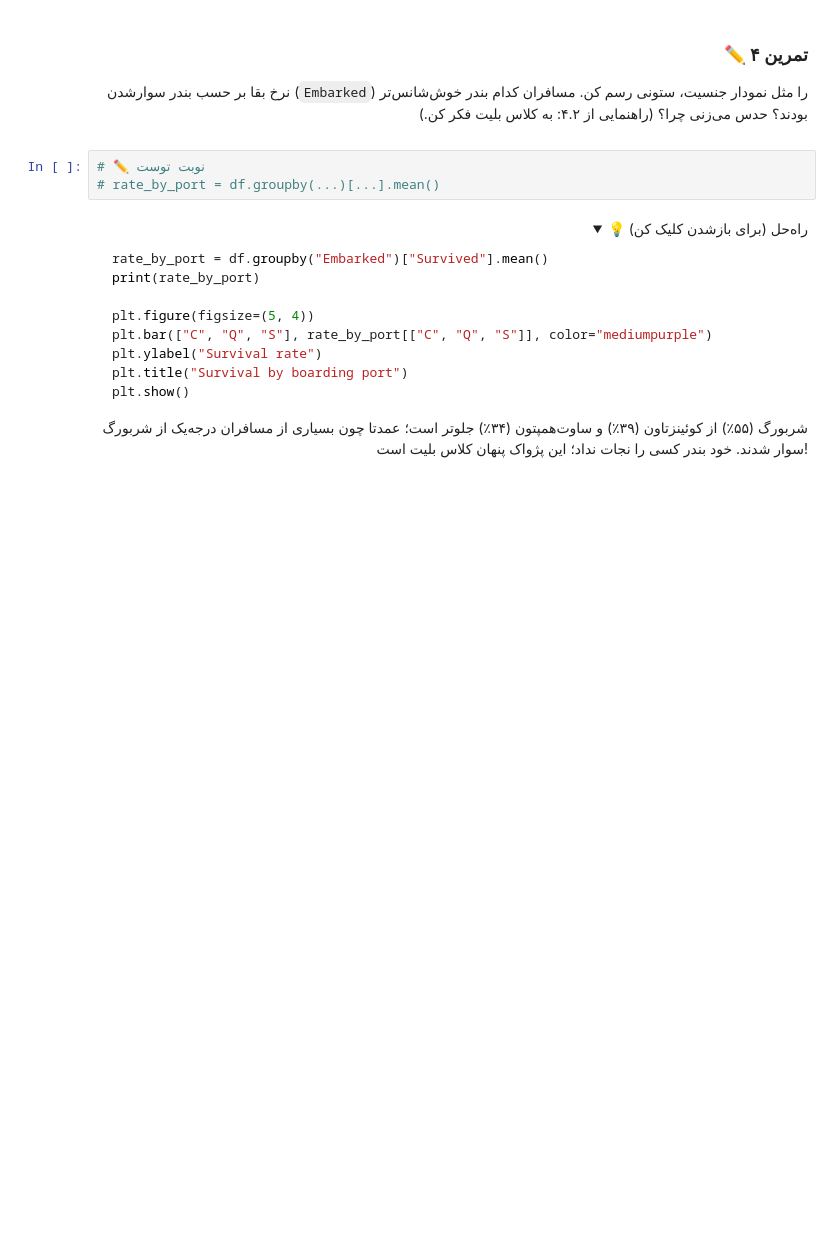
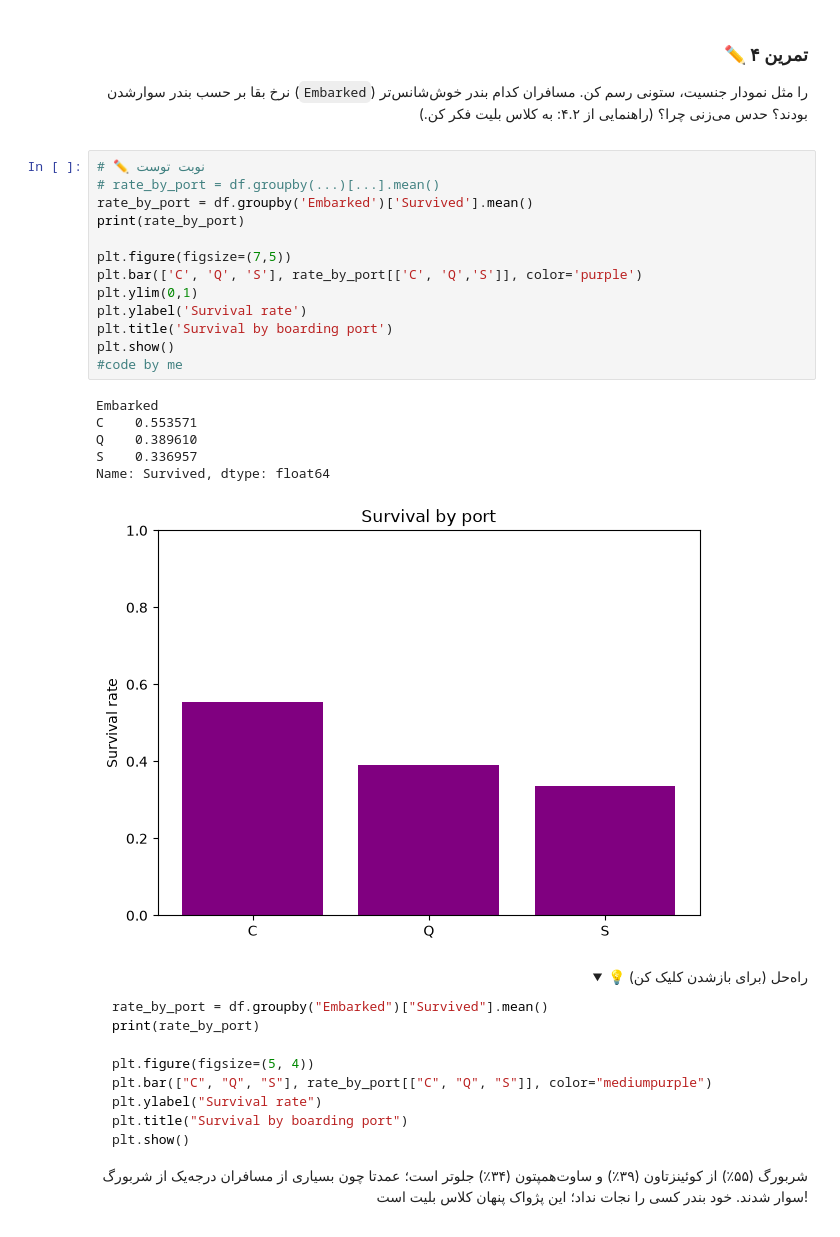
Before and after one commit to MehdiAgx/python-projects, a Jupyter notebook: Titanic_Classification_Tutorial_FA.ipynb, the cells around one changed output. Drawn from its saved outputs; the diff is of its cells as text; folded sections open; blank space fills up the shorter version.

```diff
--- a/Titanic_Classification_Tutorial_FA.ipynb
+++ b/Titanic_Classification_Tutorial_FA.ipynb
@@ -401,6 +578,23 @@ plt.show()
 # %%
 # ✏️ نوبت توست
 # rate_by_port = df.groupby(...)[...].mean()
+rate_by_port = df.groupby('Embarked')['Survived'].mean()
+print(rate_by_port)
+
+plt.figure(figsize=(7,5))
+plt.bar(['C', 'Q', 'S'], rate_by_port[['C', 'Q','S']], color='purple')
+plt.ylim(0,1)
+plt.ylabel('Survival rate')
+plt.title('Survival by boarding port')
+plt.show()
+#code by me
+# %% [output]
+Embarked
+C    0.553571
+Q    0.389610
+S    0.336957
+Name: Survived, dtype: float64
+[figure, added]
 # %% [markdown]
 <div dir="rtl" style="text-align:right">
 
```
Also changed, not shown: parts of 21 cells of this notebook, 1 other file.
